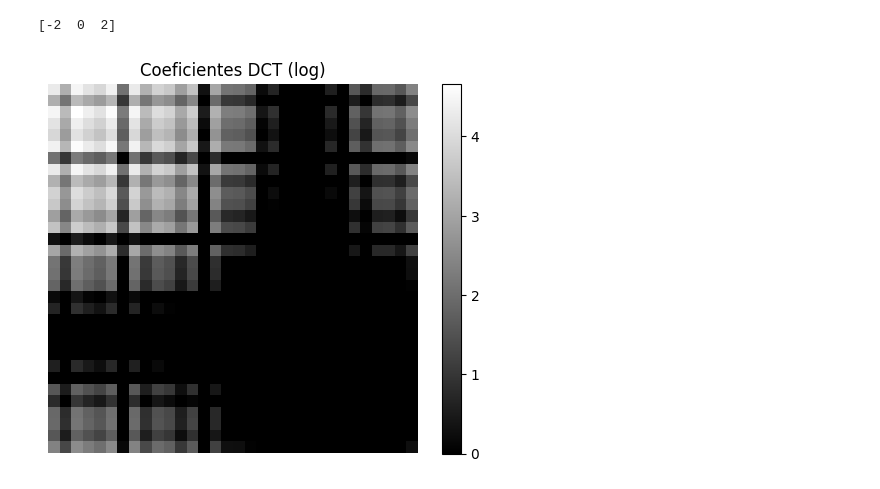
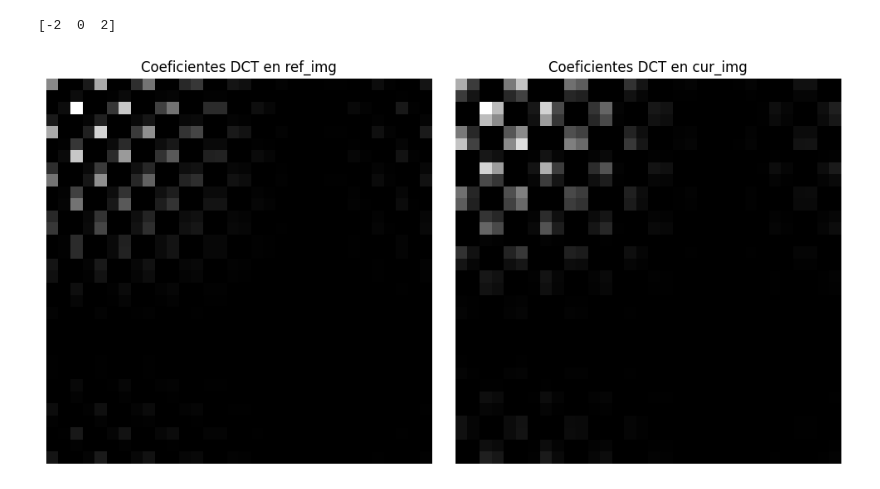
Before and after one commit to DiegoSC13/DCM_proyect, a Jupyter notebook: scripts/test.ipynb, the cells around one changed output. Cells and saved outputs as stored; diff of their text form; code cells hidden in the pictures.

```diff
--- a/scripts/test.ipynb
+++ b/scripts/test.ipynb
@@ -258,22 +258,37 @@ print(a-7+b)
 # %%
 #Modulo de DCT
 from scipy.fftpack import dctn
 import cv2
 from matplotlib import pyplot as plt
 
-#Leo imagen
+#Leo imagenes de prueba
 current_frame_path = '/Users/diegosilveracoeff/Desktop/Fing/DCM/Synthetic_Gaussian/DCM_7x7_image.png'
-current_frame_img = cv2.imread(current_frame_path, cv2.IMREAD_GRAYSCALE).astype(np.int16)
+current_frame_image = cv2.imread(current_frame_path, cv2.IMREAD_GRAYSCALE).astype(np.int16)
+ref_frame_path = '/Users/diegosilveracoeff/Desktop/Fing/DCM/Synthetic_Gaussian/DCM_reference_image.png'
+ref_frame_image = cv2.imread(ref_frame_path, cv2.IMREAD_GRAYSCALE).astype(np.int16)
+
 
 # Ejemplo de cálculo de la DCT
 data = np.array([...])  # Tu arreglo de datos
-dct_diff = dctn(current_frame_img, norm='ortho')  # DCT tipo 2
+dct_ref = dctn(ref_frame_image, norm='ortho')  # DCT tipo 2
+dct_cur = dctn(current_frame_image, norm='ortho')  # DCT tipo 2
 
+# Crear figura y ejes para los subplots
+fig, axs = plt.subplots(1, 2, figsize=(10, 5))
 
-plt.imshow(np.log(np.abs(dct_diff)), cmap='gray', vmin=0, vmax=np.log(np.max(np.abs(dct_diff))))
-plt.colorbar()
-plt.title('Coeficientes DCT (log)')
-plt.axis('off')  # Ocultar ejes
+# Subplot 1
+axs[0].imshow(dct_ref, cmap='gray', vmin=0, vmax=np.max(dct_ref))
+axs[0].set_title('Coeficientes DCT en ref_img')
+axs[0].axis('off')
+#plt.colorbar(ax=axs[0])
+
+# Subplot 2
+axs[1].imshow(dct_cur, cmap='gray', vmin=0, vmax=np.max(dct_cur))
+axs[1].set_title('Coeficientes DCT en cur_img')
+axs[1].axis('off')
+#plt.colorbar(ax=axs[1])
+
+plt.tight_layout()  # Ajustar espaciado entre subplots
 plt.show()
 # %% [output]
-[figure, old version]
+[figure, new version]
```
Also changed, not shown: parts of 1 cell of this notebook, 1 other file.
